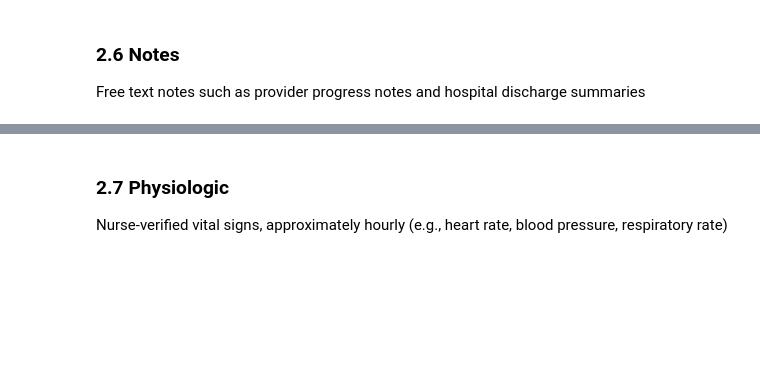
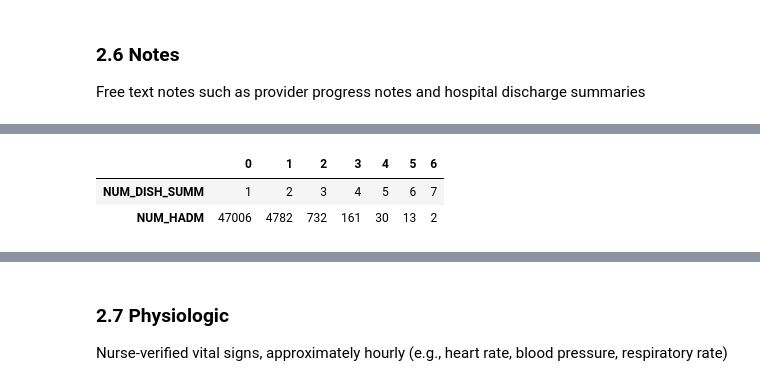
Before and after one commit to gauravkdesai/MIDS-W210-Medical_Insurance_Payment_Assistant, a Jupyter notebook: 01_MIMIC_EDA.ipynb, the cells around one changed output, grey strips where cells are left out. Saved outputs shown, nothing was run; the diff lists cells and outputs as text; code cells hidden in the pictures; blank space fills up the shorter version.

```diff
--- a/01_MIMIC_EDA.ipynb
+++ b/01_MIMIC_EDA.ipynb
@@ -513,0 +804,9 @@ spark.sql("""select TEXT from NOTEEVENTS ORDER BY length(TEXT) desc limit 1""").
+# %%
+spark.sql("""
+select COUNT AS NUM_DISH_SUMM, count(*) as NUM_HADM from
+(select HADM_ID, count(*) as COUNT from NOTEEVENTS where CATEGORY= 'Discharge summary' group by HADM_ID) group by COUNT
+order by NUM_DISH_SUMM""").toPandas().T
+# %% [output]
+|  | 0 | 1 | 2 | 3 | 4 | 5 | 6 |
+| NUM_DISH_SUMM | 1 | 2 | 3 | 4 | 5 | 6 | 7 |
+| NUM_HADM | 47006 | 4782 | 732 | 161 | 30 | 13 | 2 |
```
Also changed, not shown: parts of 57 cells of this notebook.
